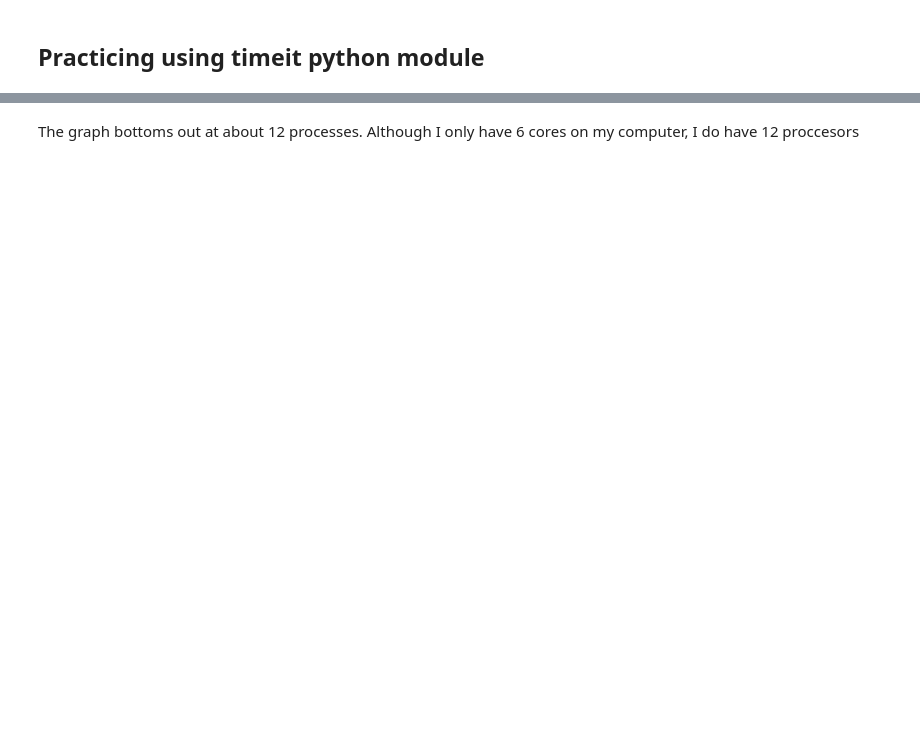
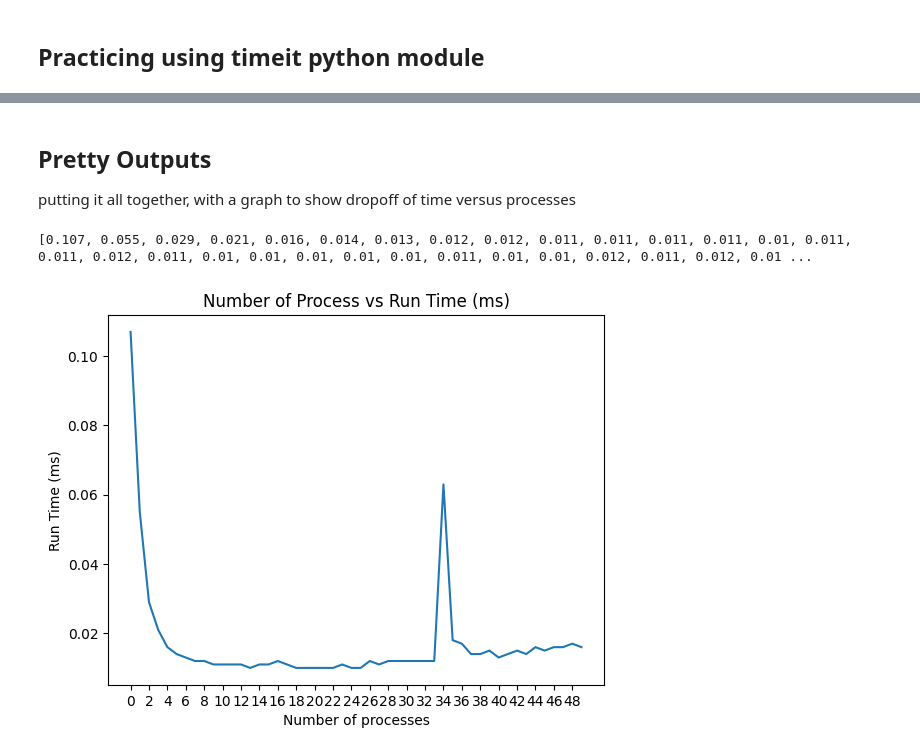
Before and after one commit to CharlesTyrrell/Pandas-Exercise, a Jupyter notebook: BasicPandas.ipynb, the cells around one changed output, grey strips where cells are left out. Drawn from its saved outputs; the diff is of its cells as text; code cells hidden in the pictures; blank space fills up the shorter version.

Commit message:
Prettified the headings
-- Now will number headings, and then be done

```diff
--- a/BasicPandas.ipynb
+++ b/BasicPandas.ipynb
@@ -104,4 +121,4 @@ def splitdf(df, numChunks):
 
     chunkArray.append(df.iloc[rowsPerChunk*(numChunks-1):]) #makes sure no rows left out due to rounding at end
 
-    return splitArray
+    return chunkArray
@@ -236,2 +213,42 @@ Text(0.5, 1.0, 'Number of Process vs Run Time (ms)')
-# %% [markdown]
-The graph bottoms out at about 12 processes. Although I only have 6 cores on my computer, I do have 12 proccesors
+# %% [markdown]
+## Pretty Outputs
+
+putting it all together, with a graph to show dropoff of time versus processes
+# %%
+maxProcesses = 50
+times = []
+
+# Log time for case with no multiprocessing
+begin = timeit.default_timer()
+res = chunkMax(df)
+end = timeit.default_timer()
+
+times.append(round((end - begin), 3))
+
+# For each number of processes, run the find max program with multiprocessing, log the time to do so
+for i in range(1, maxProcesses):
+
+    begin = timeit.default_timer()
+
+    chunks = splitdf(df, i)
+    pool = Pool(i)
+    chunkMaxes = []
+    for result in pool.imap_unordered(chunkMax, chunks):
+        chunkMaxes.append(result)
+
+    end = timeit.default_timer()
+
+    times.append(round((end - begin), 3))
+
+print(times)
+processNums = list(range(0, maxProcesses))
+
+plt.plot(processNums, times)
+plt.xlabel('Number of processes')#, fontweight='bold', color = 'orange', fontsize='17', horizontalalignment='center')
+plt.ylabel('Run Time (ms)')
+plt.title("Number of Process vs Run Time (ms)")
+plt.xticks(np.arange(0, maxProcesses, 2))
+plt.show()
+# %% [output]
+[0.107, 0.055, 0.029, 0.021, 0.016, 0.014, 0.013, 0.012, 0.012, 0.011, 0.011, 0.011, 0.011, 0.01, 0.011, 0.011, 0.012, 0.011, 0.01, 0.01, 0.01, 0.01, 0.01, 0.011, 0.01, 0.01, 0.012, 0.011, 0.012, 0.01 ...
+[figure, added]
```
Also changed, not shown: parts of 33 cells of this notebook, 1 other file.
